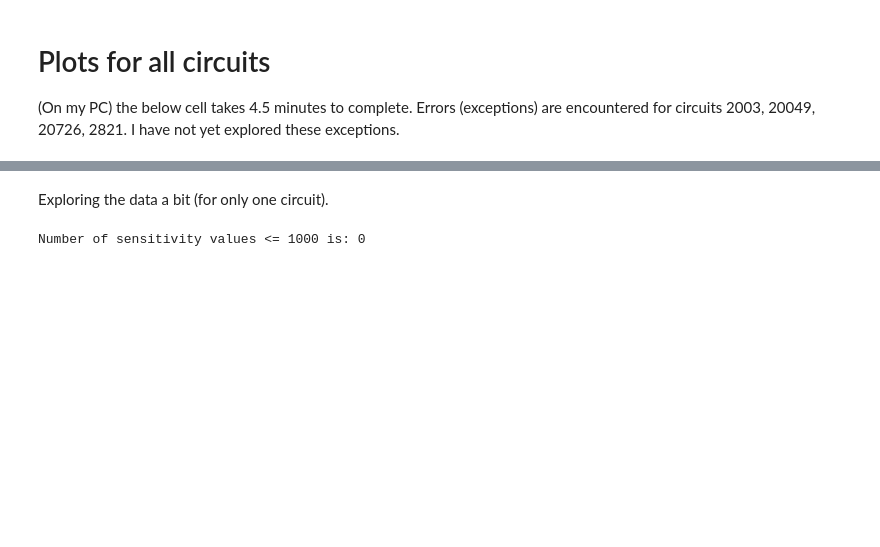
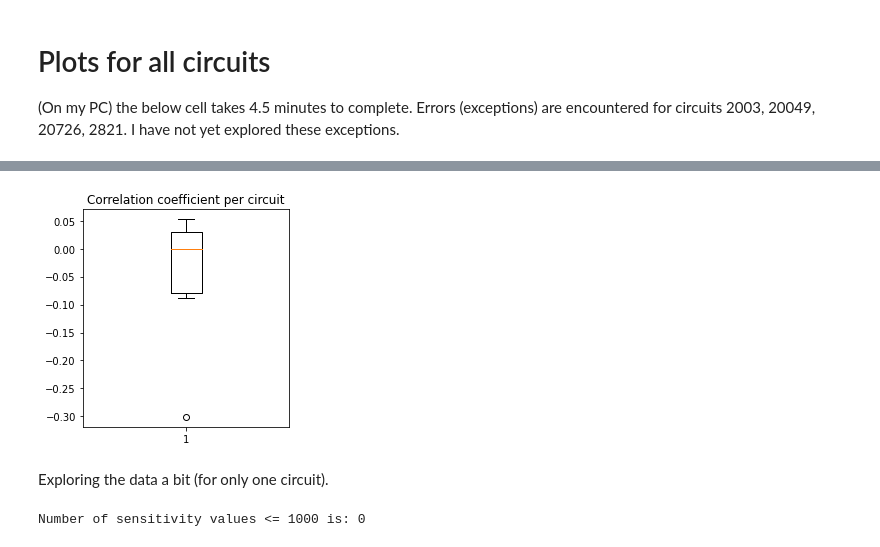
Before and after one commit to gtkrouwel/ModellenPracticum, a Jupyter notebook: PyFiles/sensitivity_data_plots.ipynb, the cells around one changed output, grey strips where cells are left out. Saved outputs shown, nothing was run; the diff lists cells and outputs as text; code cells hidden in the pictures; blank space fills up the shorter version.

```diff
--- a/PyFiles/sensitivity_data_plots.ipynb
+++ b/PyFiles/sensitivity_data_plots.ipynb
@@ -52,3 +75,13 @@ Encountered error. Circuit number = 2821
+# %%
+destination_path = Path('graphs', 'error_vs_sensitivity', 'correlation_coefficents.png')
+
+plt.figure(figsize=(3.7,4))
+plt.boxplot(list(dict_correlation_coefficients.values()))
+plt.title('Correlation coefficient per circuit')
+plt.savefig(destination_path)
+plt.show()
+# %% [output]
+[figure, added]
 # %% [markdown]
 Exploring the data a bit (for only one circuit).
 # %%
```
Also changed, not shown: parts of 5 cells of this notebook, 10 other files.
